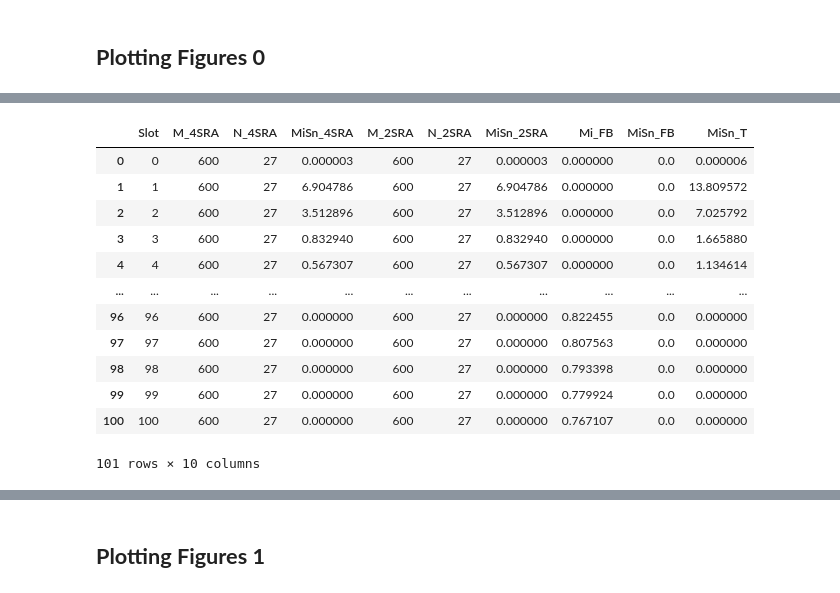
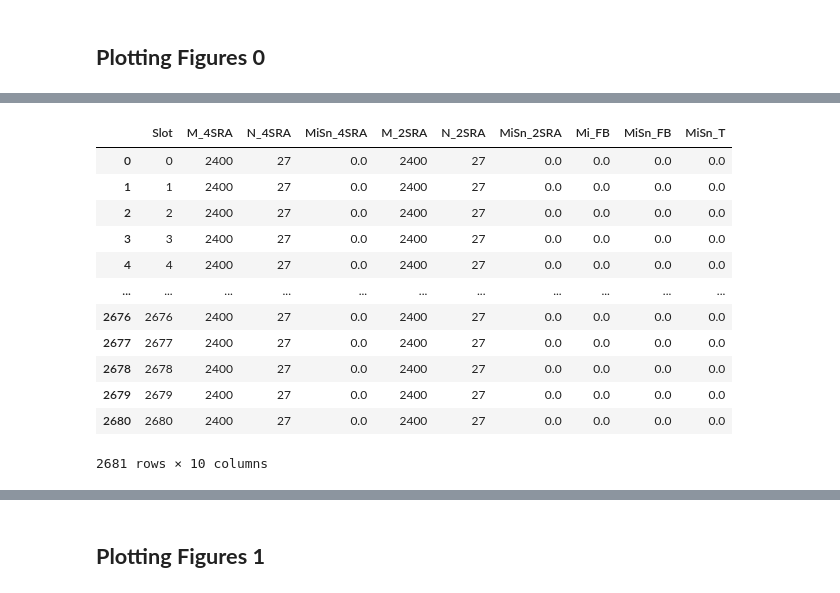
Before and after one commit to timlin0307/Thesis-Simulation, a Jupyter notebook: 2SRA and 4SRA with T_DATA in NTN/Simulation.ipynb, the cells around one changed output, grey strips where cells are left out. Drawn from its saved outputs; the diff is of its cells as text; code cells hidden in the pictures.

```diff
--- a/2SRA and 4SRA with T_DATA in NTN/Simulation.ipynb
+++ b/2SRA and 4SRA with T_DATA in NTN/Simulation.ipynb
@@ -1801,17 +1839,18 @@ sim
-# %%
-ana = pandas.read_csv('ana_testresult_test.csv')
-ana
-# %% [output]
-|  | Slot | M_4SRA | N_4SRA | MiSn_4SRA | M_2SRA | N_2SRA | MiSn_2SRA | Mi_FB | MiSn_FB | MiSn_T |
-| 0 | 0 | 600 | 27 | 0.000003 | 600 | 27 | 0.000003 | 0.000000 | 0.0 | 0.000006 |
-| 1 | 1 | 600 | 27 | 6.904786 | 600 | 27 | 6.904786 | 0.000000 | 0.0 | 13.809572 |
-| 2 | 2 | 600 | 27 | 3.512896 | 600 | 27 | 3.512896 | 0.000000 | 0.0 | 7.025792 |
-| 3 | 3 | 600 | 27 | 0.832940 | 600 | 27 | 0.832940 | 0.000000 | 0.0 | 1.665880 |
-| 4 | 4 | 600 | 27 | 0.567307 | 600 | 27 | 0.567307 | 0.000000 | 0.0 | 1.134614 |
-| ... | ... | ... | ... | ... | ... | ... | ... | ... | ... | ... |
-| 96 | 96 | 600 | 27 | 0.000000 | 600 | 27 | 0.000000 | 0.822455 | 0.0 | 0.000000 |
-| 97 | 97 | 600 | 27 | 0.000000 | 600 | 27 | 0.000000 | 0.807563 | 0.0 | 0.000000 |
-| 98 | 98 | 600 | 27 | 0.000000 | 600 | 27 | 0.000000 | 0.793398 | 0.0 | 0.000000 |
-| 99 | 99 | 600 | 27 | 0.000000 | 600 | 27 | 0.000000 | 0.779924 | 0.0 | 0.000000 |
-| 100 | 100 | 600 | 27 | 0.000000 | 600 | 27 | 0.000000 | 0.767107 | 0.0 | 0.000000 |
-101 rows × 10 columns
+# %%
+# sim = pandas.read_csv('sim_testresult_test_1.csv')
+sim = pandas.read_csv('sim_testresult_test_2.csv')
+sim
+# %% [output]
+|  | Slot | M_4SRA | N_4SRA | MiSn_4SRA | M_2SRA | N_2SRA | MiSn_2SRA | Mi_FB | MiSn_FB | MiSn_T |
+| 0 | 0 | 2400 | 27 | 0.0 | 2400 | 27 | 0.0 | 0.0 | 0.0 | 0.0 |
+| 1 | 1 | 2400 | 27 | 0.0 | 2400 | 27 | 0.0 | 0.0 | 0.0 | 0.0 |
+| 2 | 2 | 2400 | 27 | 0.0 | 2400 | 27 | 0.0 | 0.0 | 0.0 | 0.0 |
+| 3 | 3 | 2400 | 27 | 0.0 | 2400 | 27 | 0.0 | 0.0 | 0.0 | 0.0 |
+| 4 | 4 | 2400 | 27 | 0.0 | 2400 | 27 | 0.0 | 0.0 | 0.0 | 0.0 |
+| ... | ... | ... | ... | ... | ... | ... | ... | ... | ... | ... |
+| 2676 | 2676 | 2400 | 27 | 0.0 | 2400 | 27 | 0.0 | 0.0 | 0.0 | 0.0 |
+| 2677 | 2677 | 2400 | 27 | 0.0 | 2400 | 27 | 0.0 | 0.0 | 0.0 | 0.0 |
+| 2678 | 2678 | 2400 | 27 | 0.0 | 2400 | 27 | 0.0 | 0.0 | 0.0 | 0.0 |
+| 2679 | 2679 | 2400 | 27 | 0.0 | 2400 | 27 | 0.0 | 0.0 | 0.0 | 0.0 |
+| 2680 | 2680 | 2400 | 27 | 0.0 | 2400 | 27 | 0.0 | 0.0 | 0.0 | 0.0 |
+2681 rows × 10 columns
```
Also changed, not shown: parts of 14 cells of this notebook, 2 other files.
